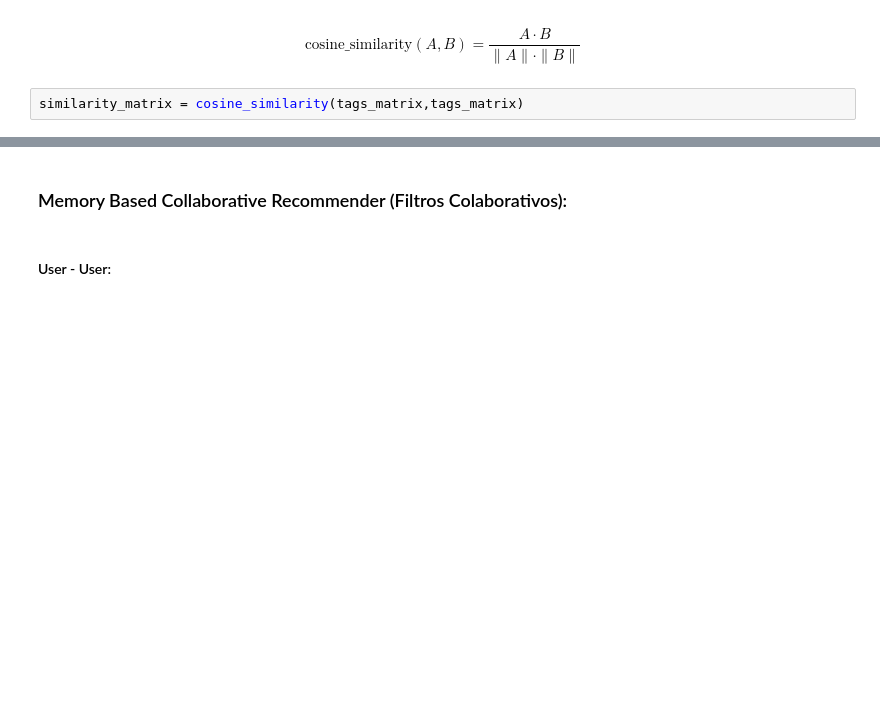
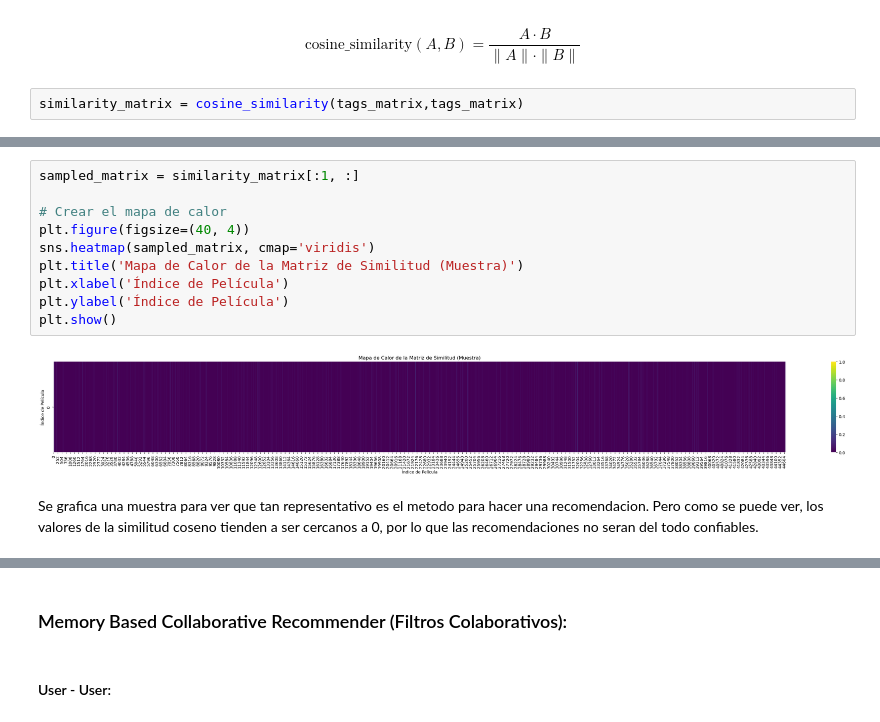
Before and after one commit to abrilnoguera/TMDBChatbot, a Jupyter notebook: trabajoAPA.ipynb, the cells around one changed output, grey strips where cells are left out. Drawn from its saved outputs; the diff is of its cells as text; blank space fills up the shorter version.

```diff
--- a/trabajoAPA.ipynb
+++ b/trabajoAPA.ipynb
@@ -862,0 +857,14 @@ def recommender(movie,n = 30):
+# %%
+sampled_matrix = similarity_matrix[:1, :]
+
+# Crear el mapa de calor
+plt.figure(figsize=(40, 4))
+sns.heatmap(sampled_matrix, cmap='viridis')
+plt.title('Mapa de Calor de la Matriz de Similitud (Muestra)')
+plt.xlabel('Índice de Película')
+plt.ylabel('Índice de Película')
+plt.show()
+# %% [output]
+[figure, added]
+# %% [markdown]
+Se grafica una muestra para ver que tan representativo es el metodo para hacer una recomendacion. Pero como se puede ver, los valores de la similitud coseno tienden a ser cercanos a 0, por lo que las recomendaciones no seran del todo confiables.
```
Also changed, not shown: parts of 36 cells of this notebook.
